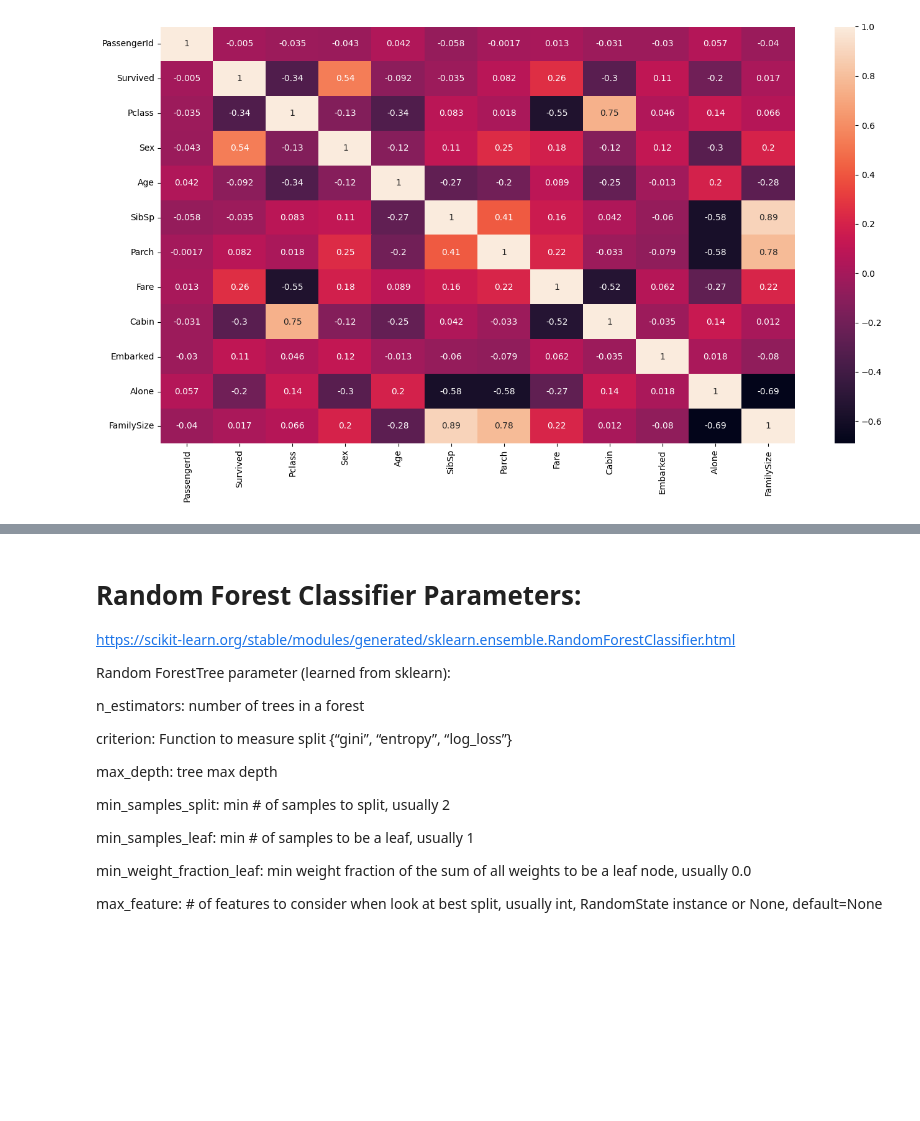
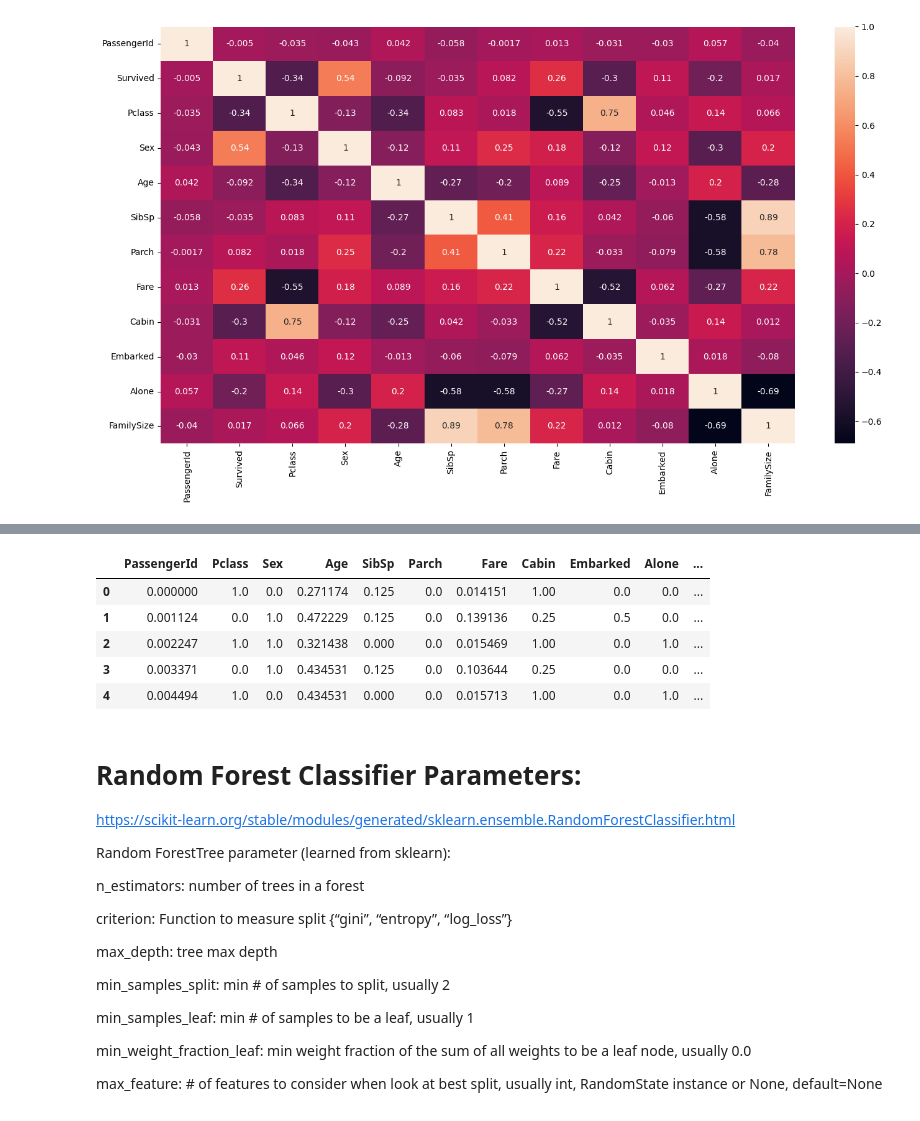
Before and after one commit to Alex-Mak-MCW/Titanic-Survival-Precictions-Project, a Jupyter notebook: PythonTitanicProject.ipynb, the cells around one changed output, grey strips where cells are left out. Drawn from its saved outputs; the diff is of its cells as text; code cells hidden in the pictures; blank space fills up the shorter version.

Commit message:
Done Data normalization

```diff
--- a/PythonTitanicProject.ipynb
+++ b/PythonTitanicProject.ipynb
@@ -385,3 +391,31 @@ test_data=test_data.drop(['Name','Ticket'], axis=1)
+# %%
+# Normalizing data with scaler
+
+from sklearn.preprocessing import MinMaxScaler
+
+# 1. Dropping label
+LABEL = 'Survived'
+y = train_data[LABEL]
+train_data = train_data.drop(LABEL, axis=1)  # Dropping label to normalize
+
+# use scaler to standardize features by removing mean and scaling to unit variance
+scaler = MinMaxScaler()
+# scale for both train and testing data
+scaled_train = scaler.fit_transform(train_data)
+scaled_test = scaler.transform(test_data)
+
+# make a new data frame
+scaled_train = pd.DataFrame(scaled_train, columns=train_data.columns, index=train_data.index)
+scaled_test = pd.DataFrame(scaled_test, columns=test_data.columns, index=test_data.index)
+
+scaled_train.head()
+# %% [output]
+|  | PassengerId | Pclass | Sex | Age | SibSp | Parch | Fare | Cabin | Embarked | Alone | ... |
+| 0 | 0.000000 | 1.0 | 0.0 | 0.271174 | 0.125 | 0.0 | 0.014151 | 1.00 | 0.0 | 0.0 | ... |
+| 1 | 0.001124 | 0.0 | 1.0 | 0.472229 | 0.125 | 0.0 | 0.139136 | 0.25 | 0.5 | 0.0 | ... |
+| 2 | 0.002247 | 1.0 | 1.0 | 0.321438 | 0.000 | 0.0 | 0.015469 | 1.00 | 0.0 | 1.0 | ... |
+| 3 | 0.003371 | 0.0 | 1.0 | 0.434531 | 0.125 | 0.0 | 0.103644 | 0.25 | 0.0 | 0.0 | ... |
+| 4 | 0.004494 | 1.0 | 0.0 | 0.434531 | 0.000 | 0.0 | 0.015713 | 1.00 | 0.0 | 1.0 | ... |
 # %%
 # # pd.loc to access data in array based on given column(s)
 # # Find female survivors in training data
```
Also changed, not shown: parts of 2 cells of this notebook, 1 other file.
